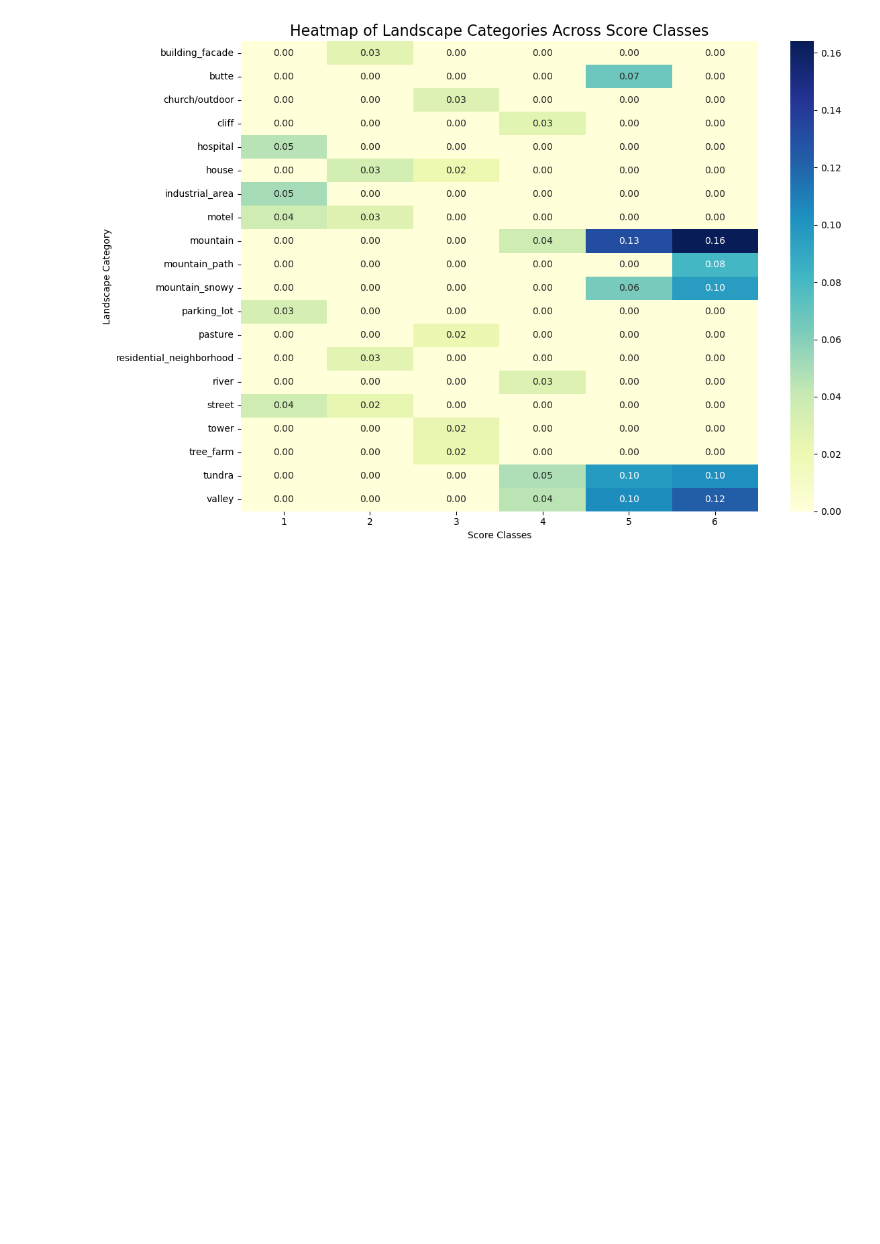
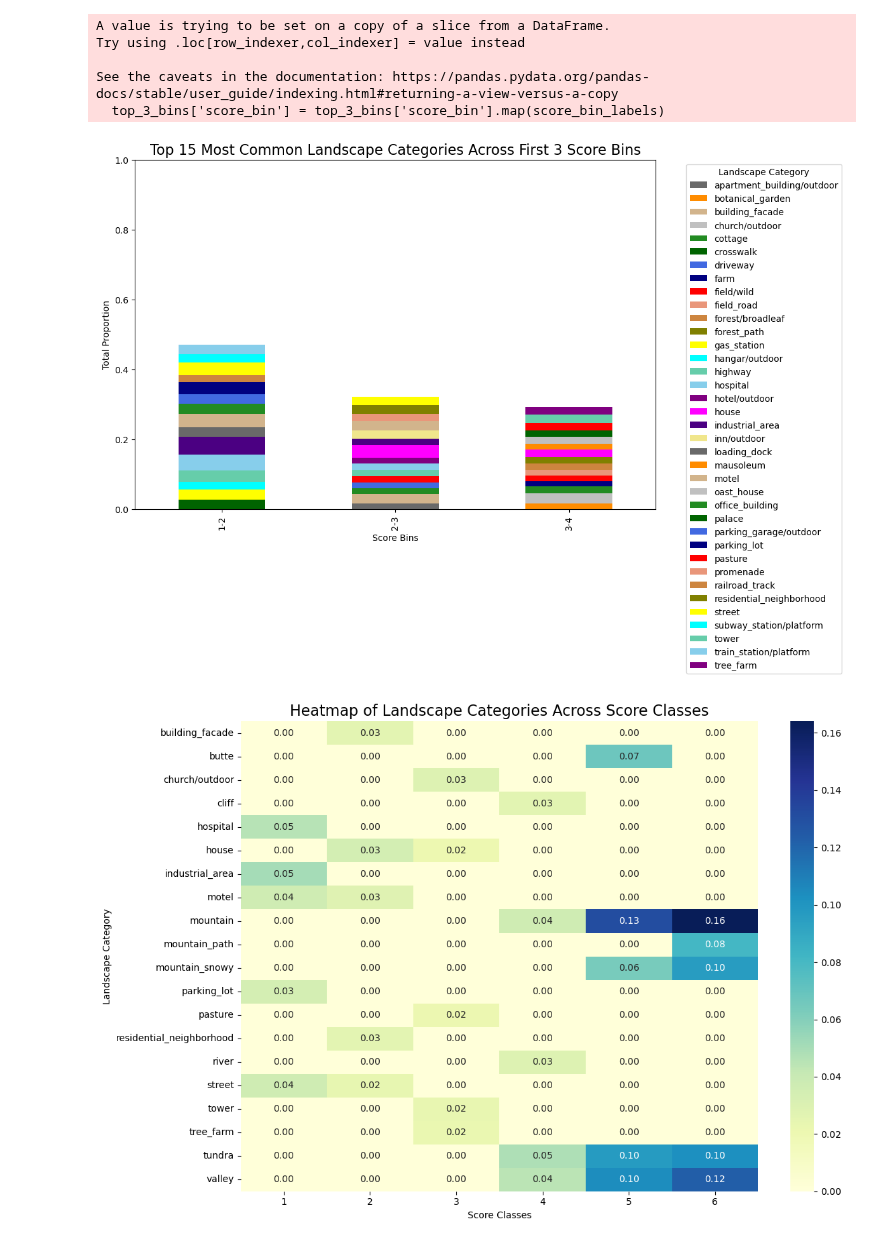
Before and after one commit to COrtsJosep/landscape-aesthetics, a Jupyter notebook: src/models/Analysis_of_Image_Types_Wikidata.ipynb, the cells around one changed output. Drawn from its saved outputs; the diff is of its cells as text; code cells hidden in the pictures; blank space fills up the shorter version.

Commit message:
analysis of color feature of wikidata

```diff
--- a/src/models/Analysis_of_Image_Types_Wikidata.ipynb
+++ b/src/models/Analysis_of_Image_Types_Wikidata.ipynb
@@ -122,3 +133,64 @@ plt.show()
+# %%
+import pandas as pd
+import matplotlib.pyplot as plt
+import matplotlib.colors as mcolors
+
+# Define high contrast colors
+colorBoard = [
+    "dimgray", "darkorange", "tan", "silver", "forestgreen",
+    "darkgreen", "royalblue", "navy", "red", "darksalmon", "peru", "olive",
+    "yellow", "cyan", "mediumaquamarine", "skyblue", "purple", "fuchsia",
+    "indigo", "khaki"
+]
+
+score_bin_labels = {
+    1: "1-2",
+    2: "2-3",
+    3: "3-4",
+    4: "4-5",
+    5: "5-6",
+    6: "6-7"
+}
+
+# Convert color names to hex format
+high_contrast_colors = [mcolors.to_hex(color) for color in colorBoard]
+
+# Read the generated CSV file
+df = pd.read_csv("top_twenty_scenery_types_by_score_bin.csv")
+
+# Filter to keep only the top 15 categories for each score bin
+top_15_df = df.groupby('score_bin').apply(lambda x: x.nlargest(15, 'proportion')).reset_index(drop=True)
+
+# Filter to keep only the first 3 score bins
+top_3_bins = top_15_df[top_15_df['score_bin'].isin(top_15_df['score_bin'].unique()[:3])]
+
+top_3_bins['score_bin'] = top_3_bins['score_bin'].map(score_bin_labels)
+
+# Pivot the data for plotting
+pivot_df = top_3_bins.pivot(index='score_bin', columns='scenery_type', values='proportion').fillna(0)
+
+# Plot each score bin with top 15 landscape categories based on proportion
+ax = pivot_df.plot(kind='bar', stacked=True, figsize=(12, 8), color=high_contrast_colors)
+
+ax.set_ylim(0, 1)
+
+# Customize plot appearance
+plt.title('Top 15 Most Common Landscape Categories Across First 3 Score Bins', fontsize=16)
+plt.xlabel('Score Bins')
+plt.ylabel('Total Proportion')
+plt.legend(title='Landscape Category', bbox_to_anchor=(1.05, 1), loc='upper left')
+plt.tight_layout()
+
+# Show or save the plot
+# plt.savefig("/home/ubuntu/landscape-aesthetics/reports/figures/top_five_landscape_categories_by_first_3_score_bins_wikidata.jpg")
+plt.show()
+# %% [output]
+A value is trying to be set on a copy of a slice from a DataFrame.
+Try using .loc[row_indexer,col_indexer] = value instead
+
+See the caveats in the documentation: https://pandas.pydata.org/pandas-docs/stable/user_guide/indexing.html#returning-a-view-versus-a-copy
+  top_3_bins['score_bin'] = top_3_bins['score_bin'].map(score_bin_labels)
+[figure, added]
 # %%
 import seaborn as sns
 # Prepare the data for the heatmap
```
Also changed, not shown: parts of 2 cells of this notebook, 13 other files.
